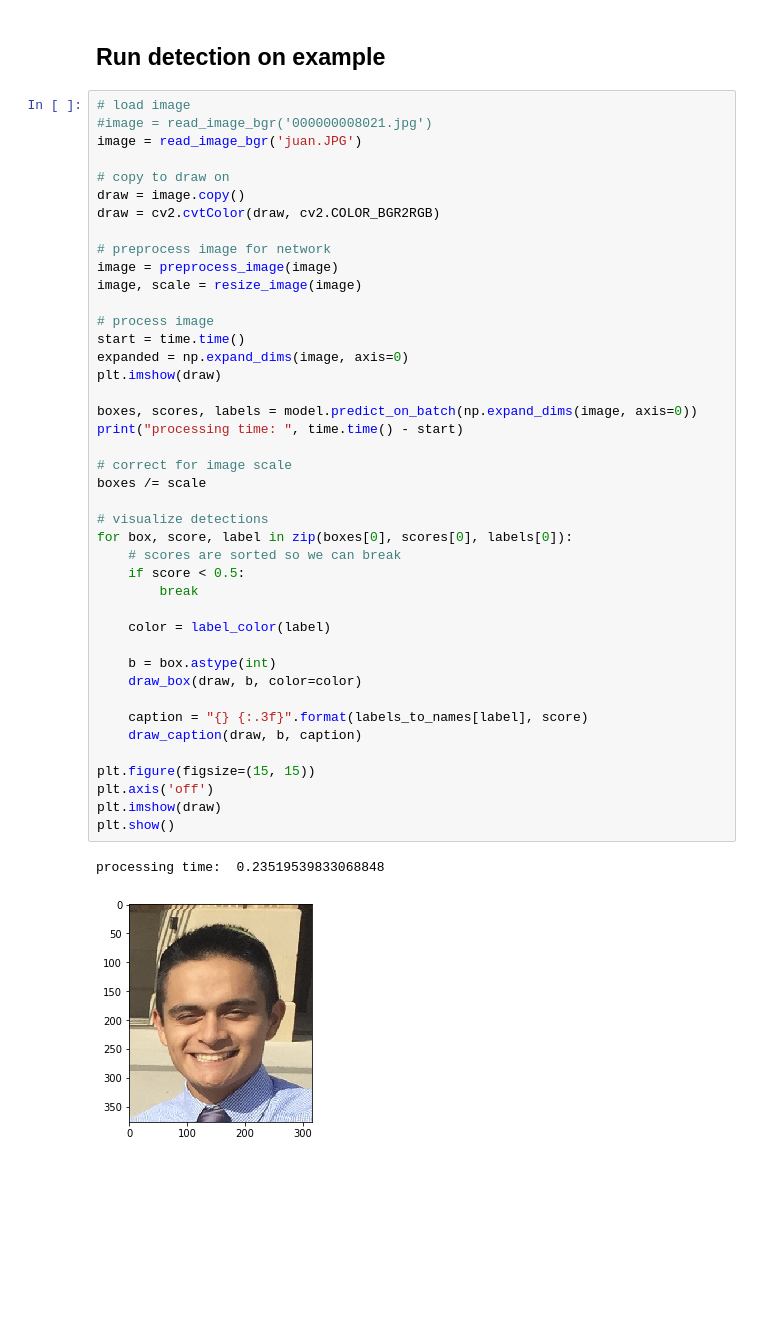
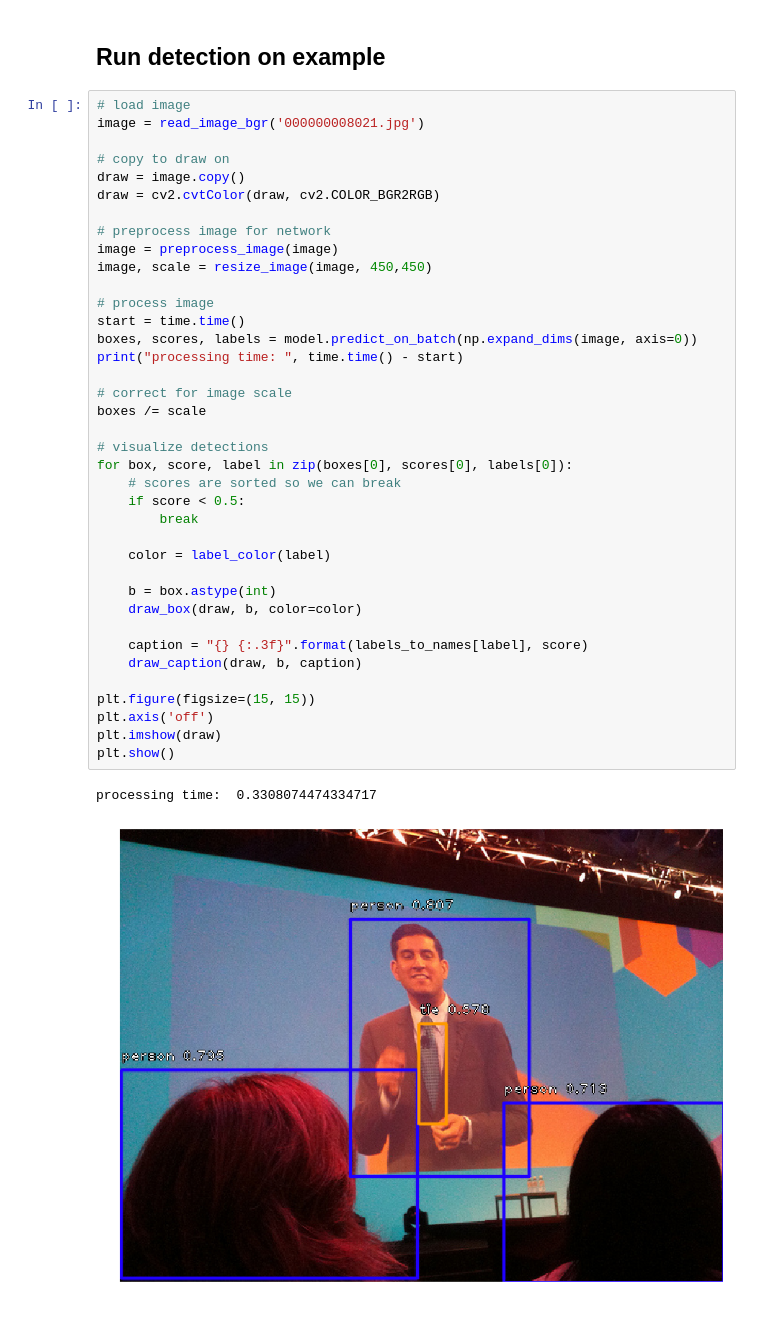
Before and after one commit to NickMcKillip/autodrive_ws, a Jupyter notebook: examples/ResNet50RetinaNet.ipynb, the cells around one changed output. Cells and saved outputs as stored; diff of their text form; blank space fills up the shorter version.

```diff
--- a/examples/ResNet50RetinaNet.ipynb
+++ b/examples/ResNet50RetinaNet.ipynb
@@ -63,8 +64,7 @@ labels_to_names = {0: 'person', 1: 'bicycle', 2: 'car', 3: 'motorcycle', 4: 'air
 ## Run detection on example
 # %%
 # load image
-#image = read_image_bgr('000000008021.jpg')
-image = read_image_bgr('juan.JPG')
+image = read_image_bgr('000000008021.jpg')
 
 # copy to draw on
 draw = image.copy()
@@ -72,37 +72,34 @@ draw = cv2.cvtColor(draw, cv2.COLOR_BGR2RGB)
 
 # preprocess image for network
 image = preprocess_image(image)
-image, scale = resize_image(image)
+image, scale = resize_image(image, 450,450)
 
 # process image
 start = time.time()
-expanded = np.expand_dims(image, axis=0)
-plt.imshow(draw)
-
 boxes, scores, labels = model.predict_on_batch(np.expand_dims(image, axis=0))
 print("processing time: ", time.time() - start)
 
 # correct for image scale
 boxes /= scale
 
 # visualize detections
 for box, score, label in zip(boxes[0], scores[0], labels[0]):
     # scores are sorted so we can break
     if score < 0.5:
         break
 
     color = label_color(label)
 
     b = box.astype(int)
     draw_box(draw, b, color=color)
 
     caption = "{} {:.3f}".format(labels_to_names[label], score)
     draw_caption(draw, b, caption)
 
 plt.figure(figsize=(15, 15))
 plt.axis('off')
 plt.imshow(draw)
 plt.show()
 # %% [output]
-processing time:  0.23519539833068848
+processing time:  0.3308074474334717
-[figure, old version]
+[figure, new version]
```
Also changed, not shown: parts of 4 cells of this notebook, 20 other files.
